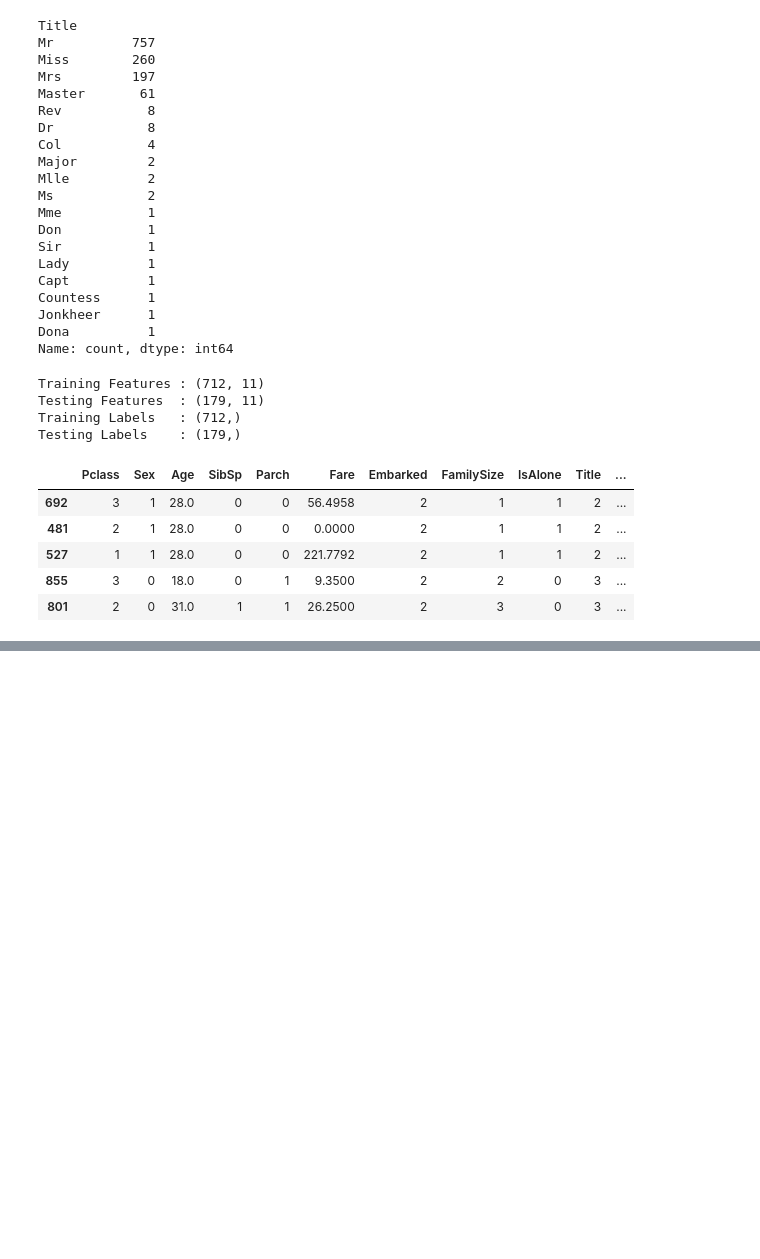
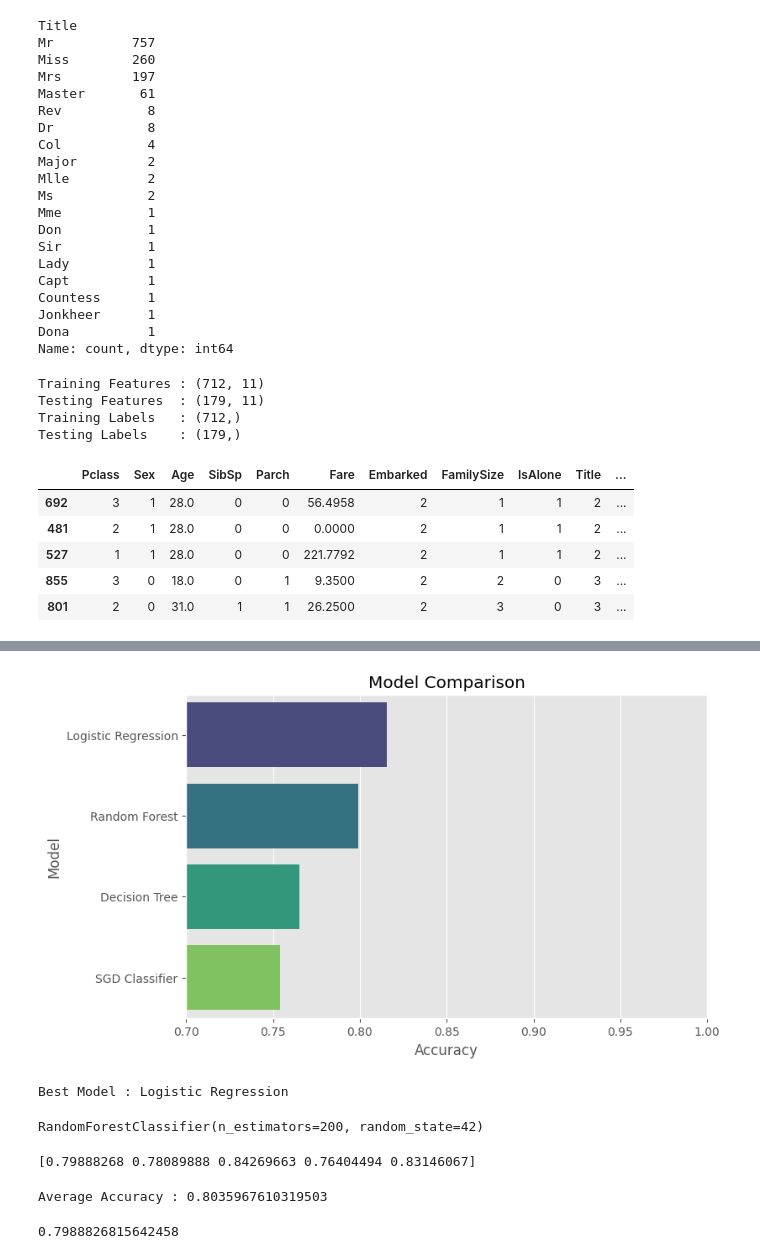
Before and after one commit to bhushan-ssh/Titanic_Survival_Prediction, a Jupyter notebook: Titanic_Survival_Prediction.ipynb, the cells around one changed output, grey strips where cells are left out. Drawn from its saved outputs; the diff is of its cells as text; code cells hidden in the pictures; blank space fills up the shorter version.

Commit message:
Kaggle Notebook | Titanic_Survival_Prediction | Version 5

```diff
--- a/Titanic_Survival_Prediction.ipynb
+++ b/Titanic_Survival_Prediction.ipynb
@@ -475,0 +490,17 @@ pd.DataFrame(
+# %%
+results = []
+
+for name, model in models.items():
+
+    if name == "SGD Classifier":
+        model.fit(X_train_scaled, y_train)
+        pred = model.predict(X_test_scaled)
+    else:
+        model.fit(X_train, y_train)
+        pred = model.predict(X_test)
+
+    acc = accuracy_score(y_test, pred)
+
+    results.append([name, acc])
+
+results
@@ -475,0 +512,13 @@ pd.DataFrame(
+# %%
+results = pd.DataFrame(
+    results,
+    columns=["Model", "Accuracy"]
+)
+
+results.sort_values(
+    by="Accuracy",
+    ascending=False,
+    inplace=True
+)
+
+results
@@ -475,0 +531,46 @@ pd.DataFrame(
+# %%
+plt.figure(figsize=(8,5))
+
+sns.barplot(
+    data=results,
+    x="Accuracy",
+    y="Model",
+    palette="viridis"
+)
+
+plt.title("Model Comparison")
+plt.xlim(0.70,1)
+
+plt.show()
+# %% [output]
+[figure, added]
+# %%
+best_model_name = results.iloc[0]["Model"]
+
+print("Best Model :", best_model_name)
+# %% [output]
+Best Model : Logistic Regression
+# %%
+best_model = RandomForestClassifier(
+    n_estimators=200,
+    random_state=42
+)
+
+best_model.fit(X_train,y_train)
+# %% [output]
+RandomForestClassifier(n_estimators=200, random_state=42)
+# %%
+scores = cross_val_score(
+    best_model,
+    X,
+    y,
+    cv=5
+)
+
+print(scores)
+# %% [output]
+[0.79888268 0.78089888 0.84269663 0.76404494 0.83146067]
+# %%
+print("Average Accuracy :", scores.mean())
+# %% [output]
+Average Accuracy : 0.8035967610319503
@@ -475,0 +579,4 @@ pd.DataFrame(
+# %%
+accuracy_score(y_test,y_pred)
+# %% [output]
+0.7988826815642458
```
Also changed, not shown: parts of 24 cells of this notebook.
